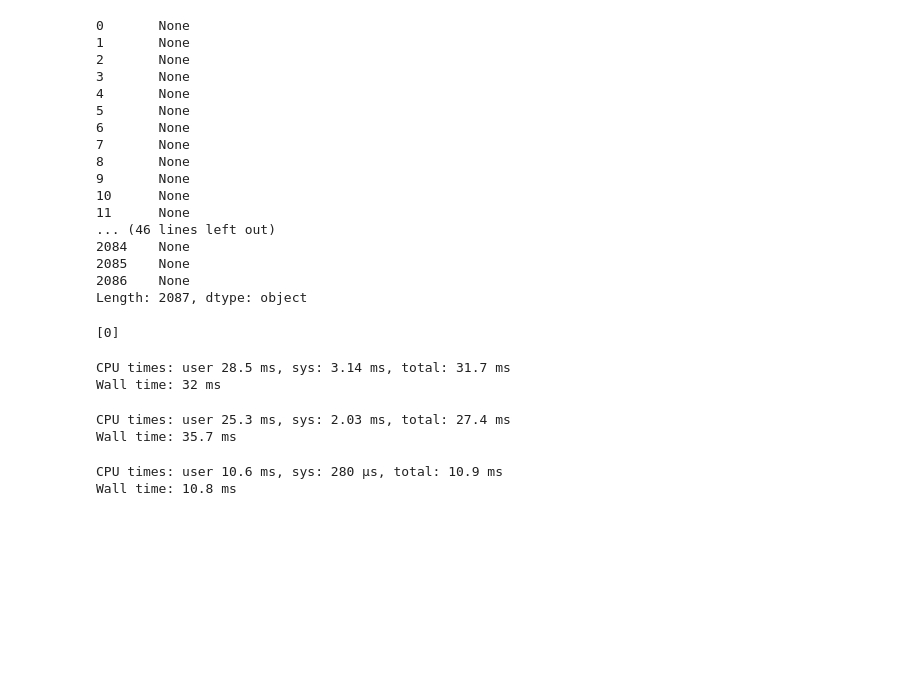
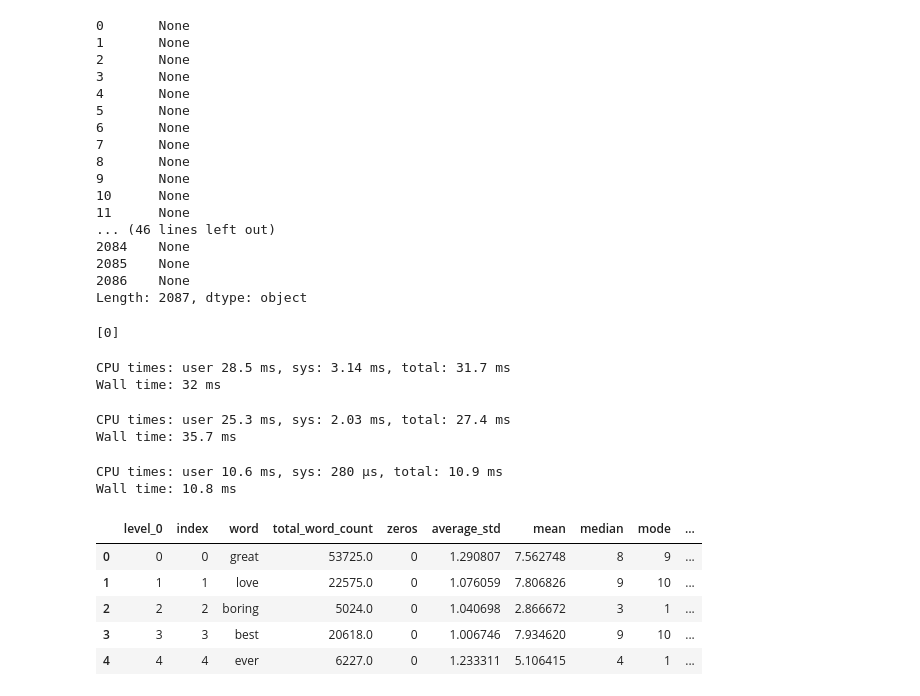
Before and after one commit to matthewgiem/boardgame_sentiment_analysis, a Jupyter notebook: Thursdays Work.ipynb, the cells around one changed output. Drawn from its saved outputs; the diff is of its cells as text; code cells hidden in the pictures; blank space fills up the shorter version.

```diff
--- a/Thursdays Work.ipynb
+++ b/Thursdays Work.ipynb
@@ -244,3 +245,12 @@ test['new'] = test.comment.apply(lambda x: return_array(x))
 # %% [output]
 CPU times: user 10.6 ms, sys: 280 µs, total: 10.9 ms
 Wall time: 10.8 ms
+# %%
+df.head()
+# %% [output]
+|  | level_0 | index | word | total_word_count | zeros | average_std | mean | median | mode | ... |
+| 0 | 0 | 0 | great | 53725.0 | 0 | 1.290807 | 7.562748 | 8 | 9 | ... |
+| 1 | 1 | 1 | love | 22575.0 | 0 | 1.076059 | 7.806826 | 9 | 10 | ... |
+| 2 | 2 | 2 | boring | 5024.0 | 0 | 1.040698 | 2.866672 | 3 | 1 | ... |
+| 3 | 3 | 3 | best | 20618.0 | 0 | 1.006746 | 7.934620 | 9 | 10 | ... |
+| 4 | 4 | 4 | ever | 6227.0 | 0 | 1.233311 | 5.106415 | 4 | 1 | ... |
```
Also changed, not shown: parts of 10 cells of this notebook.
